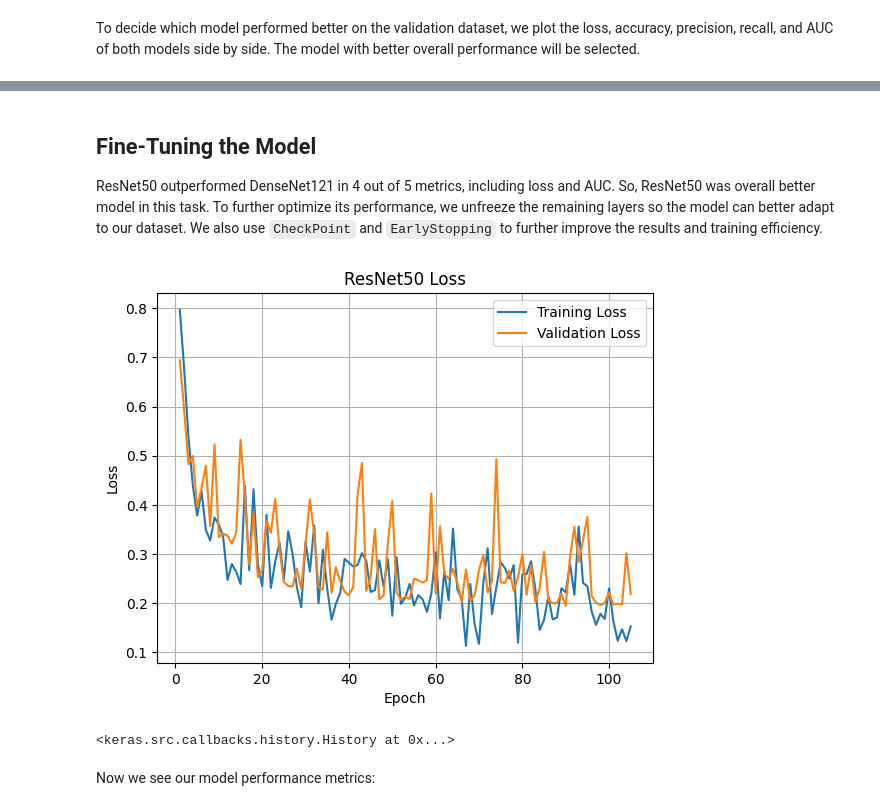
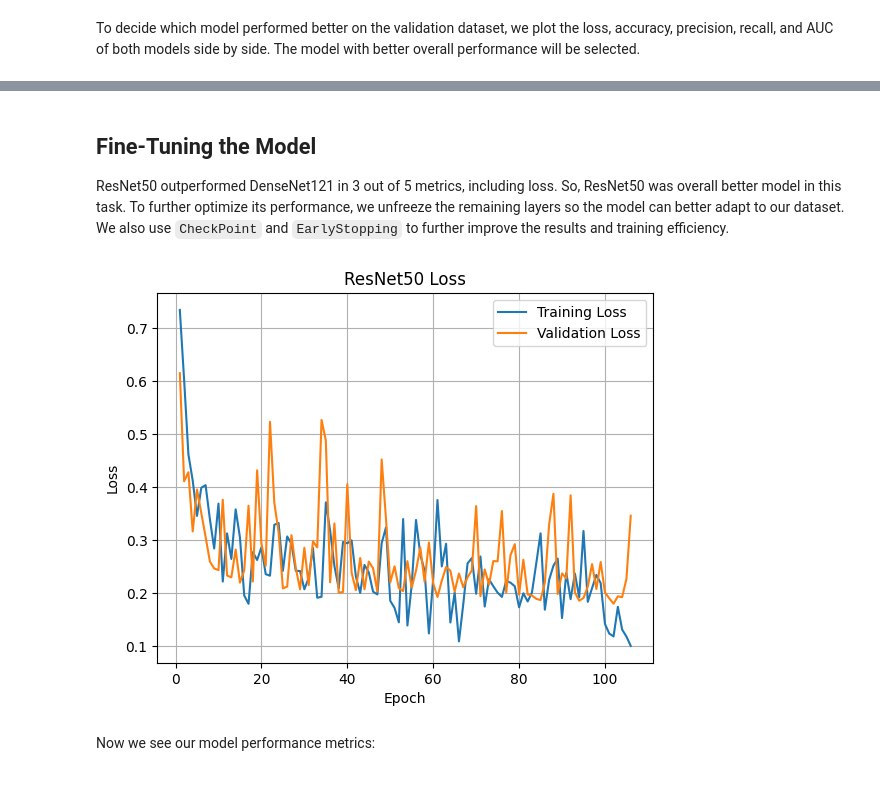
Before and after one commit to YasinKavei/CXR-Binary-Classification, a Jupyter notebook: cxr_pneumonia_classification_tl.ipynb, the cells around one changed output, grey strips where cells are left out. Saved outputs shown, nothing was run; the diff lists cells and outputs as text; code cells hidden in the pictures.

```diff
--- a/cxr_pneumonia_classification_tl.ipynb
+++ b/cxr_pneumonia_classification_tl.ipynb
@@ -660,28 +654,27 @@ comparison_table([resnet_history, densenet_history],
 # %% [markdown]
 ## Fine-Tuning the Model
 
-ResNet50 outperformed DenseNet121 in 4 out of 5 metrics, including loss and AUC. So, ResNet50 was overall better model in this task. To further optimize its performance, we unfreeze the remaining layers so the model can better adapt to our dataset. We also use `CheckPoint` and `EarlyStopping` to further improve the results and training efficiency.
+ResNet50 outperformed DenseNet121 in 3 out of 5 metrics, including loss. So, ResNet50 was overall better model in this task. To further optimize its performance, we unfreeze the remaining layers so the model can better adapt to our dataset. We also use `CheckPoint` and `EarlyStopping` to further improve the results and training efficiency.
 # %%
 for layer in resnet_model.layers[-4:]:
     layer.trainable = True
 
 early_stopping_tl_model = tf.keras.callbacks.EarlyStopping(
     monitor='val_loss', patience=4, restore_best_weights=True)
 
 checkpoint_tl_model = tf.keras.callbacks.ModelCheckpoint(
     'pneumonia_classification_tl_model.keras', monitor='val_loss', save_best_only=True, verbose = 1)
 
-resnet_model.fit(train_ds,
+resnet_ft_history = resnet_model.fit(train_ds,
                     steps_per_epoch=len(train_names) // BATCH_SIZE,
                     epochs=EPOCHS,
                     class_weight=class_weight,
                     validation_data=val_ds,
                     validation_steps=len(val_names) // BATCH_SIZE,
                     callbacks=[early_stopping_tl_model, checkpoint_tl_model, resnet_plotcallback],
                     verbose=0)
 # %% [output]
-[figure, old version]
+[figure, new version]
-<keras.src.callbacks.history.History at 0x...>
 # %% [markdown]
 Now we see our model performance metrics:
 # %%
```
Also changed, not shown: parts of 20 cells of this notebook.
